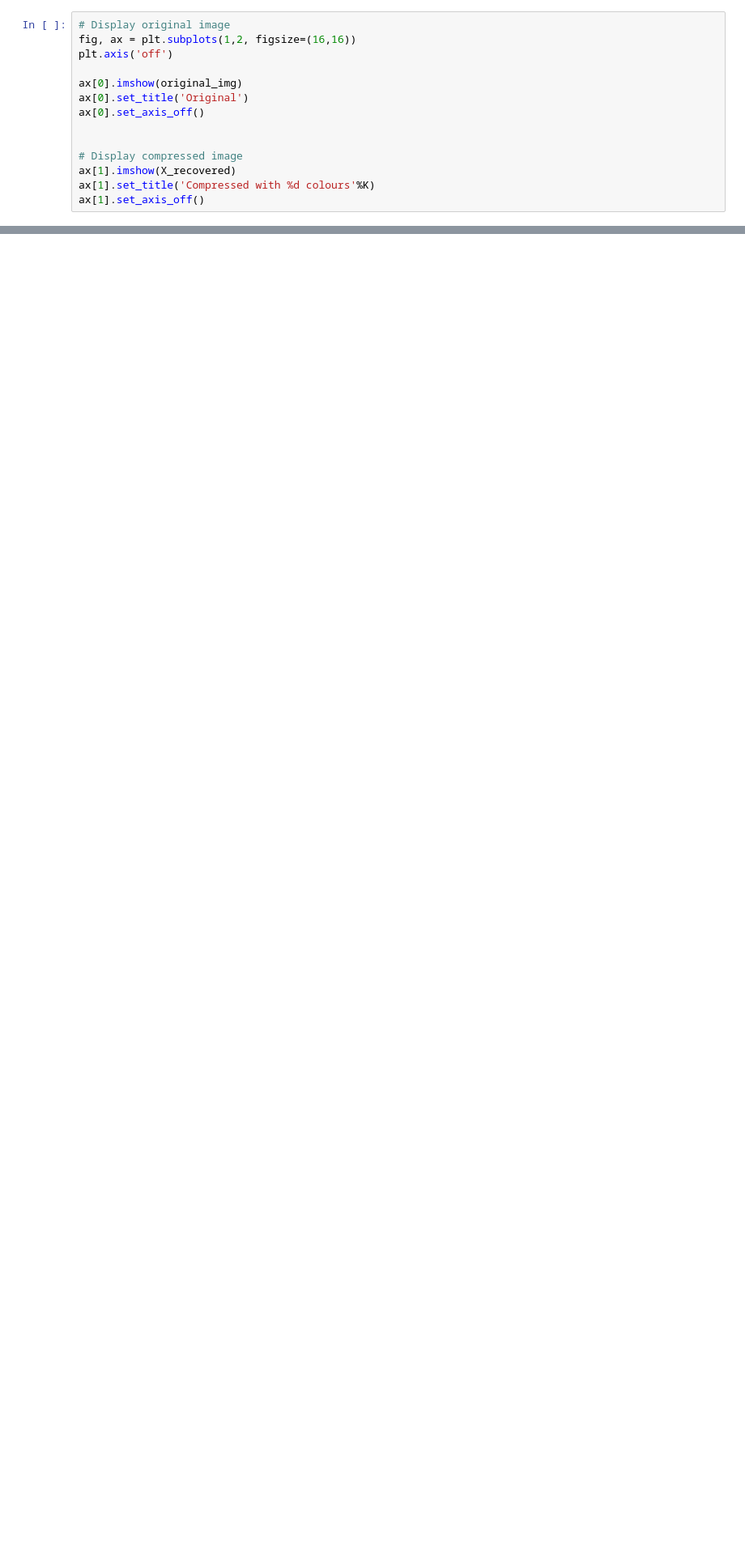
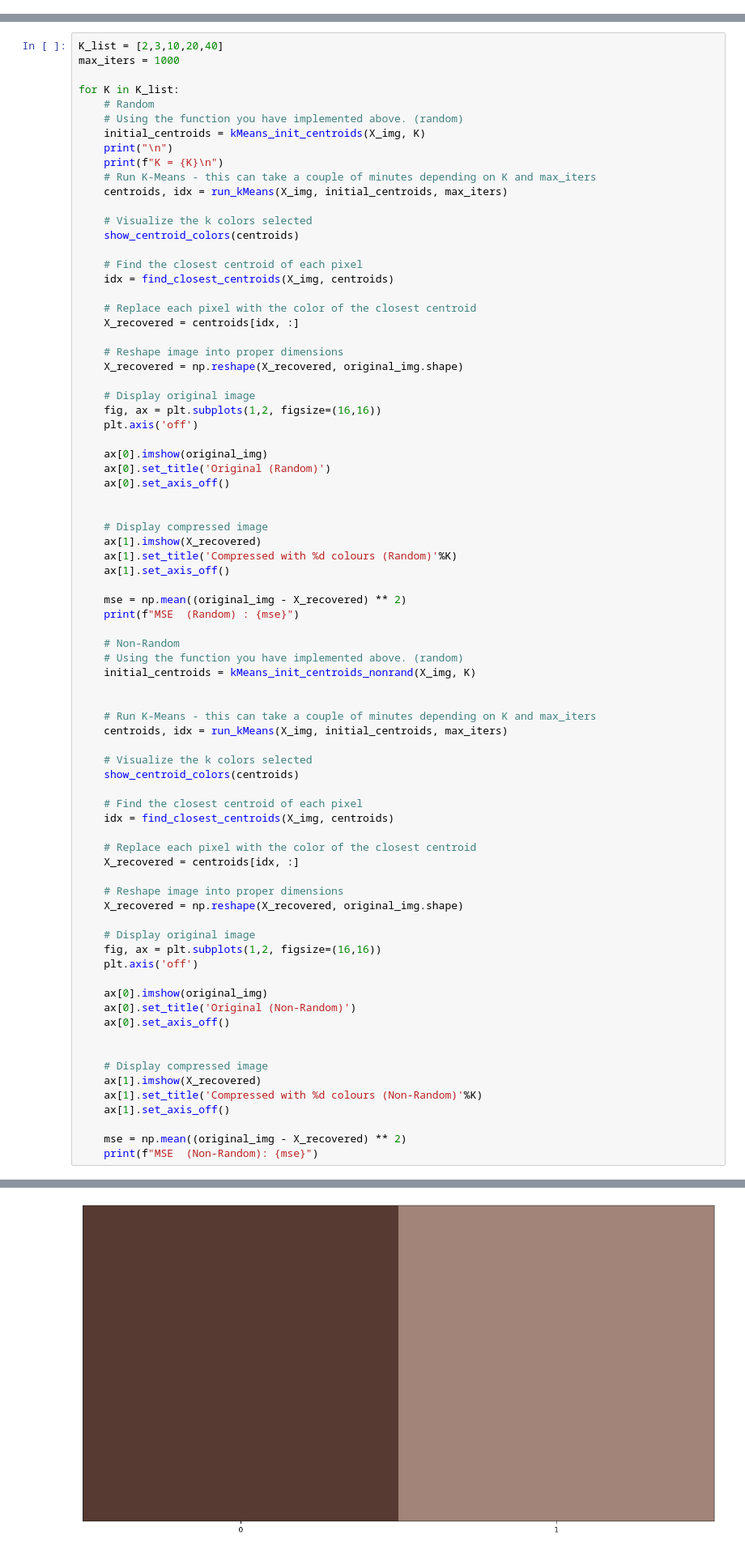
Before and after one commit to fistfulofyen/Applications_of_Machine_Learning, a Jupyter notebook: K_mean.ipynb, the cells around one changed output, grey strips where cells are left out. Shown at 81% size. Drawn from its saved outputs; the diff is of its cells as text; blank space fills up the shorter version.

```diff
--- a/K_mean.ipynb
+++ b/K_mean.ipynb
@@ -281,14 +259,0 @@ X_recovered = np.reshape(X_recovered, original_img.shape)
-# %%
-# Display original image
-fig, ax = plt.subplots(1,2, figsize=(16,16))
-plt.axis('off')
-
-ax[0].imshow(original_img)
-ax[0].set_title('Original')
-ax[0].set_axis_off()
-
-
-# Display compressed image
-ax[1].imshow(X_recovered)
-ax[1].set_title('Compressed with %d colours'%K)
-ax[1].set_axis_off()
@@ -296,0 +260,79 @@ ax[1].set_axis_off()
+# %%
+K_list = [2,3,10,20,40]
+max_iters = 1000
+
+for K in K_list:
+    # Random
+    # Using the function you have implemented above. (random)
+    initial_centroids = kMeans_init_centroids(X_img, K)
+    print("\n")
+    print(f"K = {K}\n")
+    # Run K-Means - this can take a couple of minutes depending on K and max_iters
+    centroids, idx = run_kMeans(X_img, initial_centroids, max_iters)
+
+    # Visualize the k colors selected
+    show_centroid_colors(centroids)
+
+    # Find the closest centroid of each pixel
+    idx = find_closest_centroids(X_img, centroids)
+
+    # Replace each pixel with the color of the closest centroid
+    X_recovered = centroids[idx, :]
+
+    # Reshape image into proper dimensions
+    X_recovered = np.reshape(X_recovered, original_img.shape)
+
+    # Display original image
+    fig, ax = plt.subplots(1,2, figsize=(16,16))
+    plt.axis('off')
+
+    ax[0].imshow(original_img)
+    ax[0].set_title('Original (Random)')
+    ax[0].set_axis_off()
+
+
+    # Display compressed image
+    ax[1].imshow(X_recovered)
+    ax[1].set_title('Compressed with %d colours (Random)'%K)
+    ax[1].set_axis_off()
+
+    mse = np.mean((original_img - X_recovered) ** 2)
+    print(f"MSE  (Random) : {mse}")
+
+    # Non-Random
+    # Using the function you have implemented above. (random)
+    initial_centroids = kMeans_init_centroids_nonrand(X_img, K)
+
+
+    # Run K-Means - this can take a couple of minutes depending on K and max_iters
+    centroids, idx = run_kMeans(X_img, initial_centroids, max_iters)
+
+    # Visualize the k colors selected
+    show_centroid_colors(centroids)
+
+    # Find the closest centroid of each pixel
+    idx = find_closest_centroids(X_img, centroids)
+
+    # Replace each pixel with the color of the closest centroid
+    X_recovered = centroids[idx, :]
+
+    # Reshape image into proper dimensions
+    X_recovered = np.reshape(X_recovered, original_img.shape)
+
+    # Display original image
+    fig, ax = plt.subplots(1,2, figsize=(16,16))
+    plt.axis('off')
+
+    ax[0].imshow(original_img)
+    ax[0].set_title('Original (Non-Random)')
+    ax[0].set_axis_off()
+
+
+    # Display compressed image
+    ax[1].imshow(X_recovered)
+    ax[1].set_title('Compressed with %d colours (Non-Random)'%K)
+    ax[1].set_axis_off()
+
+    mse = np.mean((original_img - X_recovered) ** 2)
+    print(f"MSE  (Non-Random): {mse}")
+# %% [output]
@@ -296,0 +371 @@ ax[1].set_axis_off()
+[figure, added]
```
Also changed, not shown: parts of 11 cells of this notebook, 1 other file.
